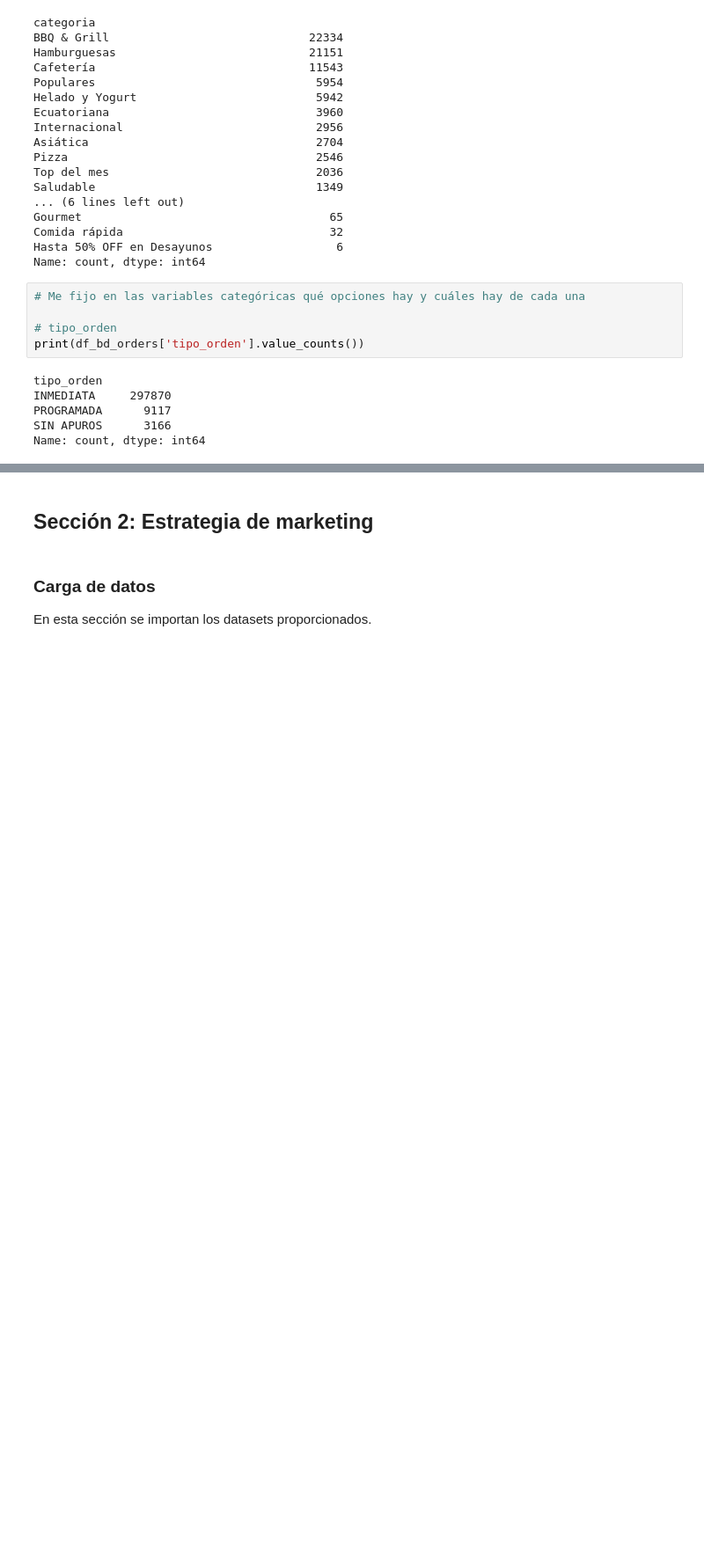
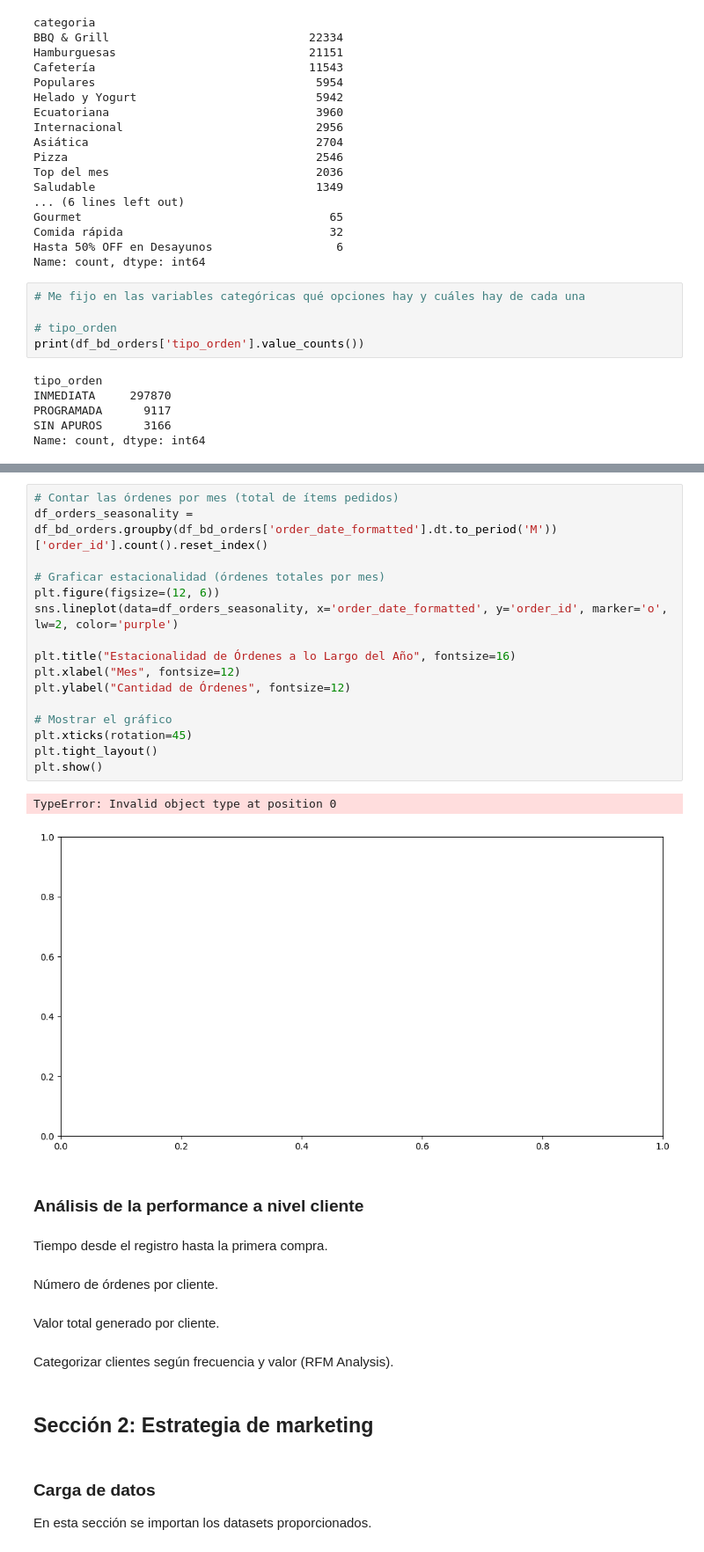
Before and after one commit to smoreyra/Solange-Moreyra-Repository, a Jupyter notebook: Hyppo/Hyppo Business Case - Growth & Automation.ipynb, the cells around one changed output, grey strips where cells are left out. Shown at 88% size. Cells and saved outputs as stored; diff of their text form; blank space fills up the shorter version.

```diff
--- a/Hyppo/Hyppo Business Case - Growth & Automation.ipynb
+++ b/Hyppo/Hyppo Business Case - Growth & Automation.ipynb
@@ -208,3 +435,32 @@ Name: count, dtype: int64
+# %%
+# Contar las órdenes por mes (total de ítems pedidos)
+df_orders_seasonality = df_bd_orders.groupby(df_bd_orders['order_date_formatted'].dt.to_period('M'))['order_id'].count().reset_index()
+
+# Graficar estacionalidad (órdenes totales por mes)
+plt.figure(figsize=(12, 6))
+sns.lineplot(data=df_orders_seasonality, x='order_date_formatted', y='order_id', marker='o', lw=2, color='purple')
+
+plt.title("Estacionalidad de Órdenes a lo Largo del Año", fontsize=16)
+plt.xlabel("Mes", fontsize=12)
+plt.ylabel("Cantidad de Órdenes", fontsize=12)
+
+# Mostrar el gráfico
+plt.xticks(rotation=45)
+plt.tight_layout()
+plt.show()
+# %% [output]
+TypeError: Invalid object type at position 0
+[figure, added]
+# %% [markdown]
+### Análisis de la performance a nivel cliente
+# %% [markdown]
+Tiempo desde el registro hasta la primera compra.
+# %% [markdown]
+Número de órdenes por cliente.
+# %% [markdown]
+Valor total generado por cliente.
+# %% [markdown]
+Categorizar clientes según frecuencia y valor (RFM Analysis).
 # %% [markdown]
 ## Sección 2: Estrategia de marketing
 # %% [markdown]
```
Also changed, not shown: parts of 27 cells of this notebook, 6 other files.
